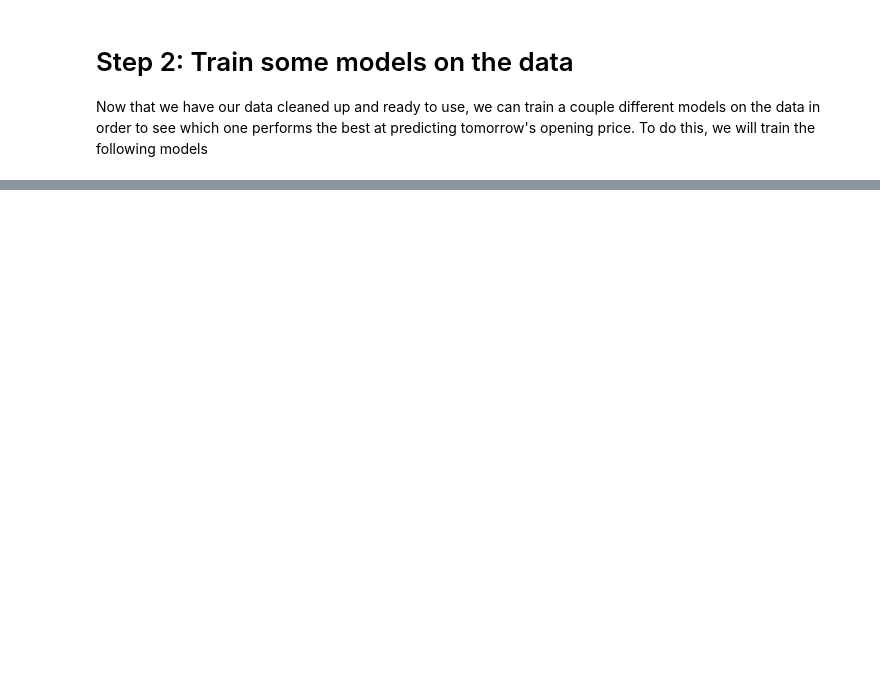
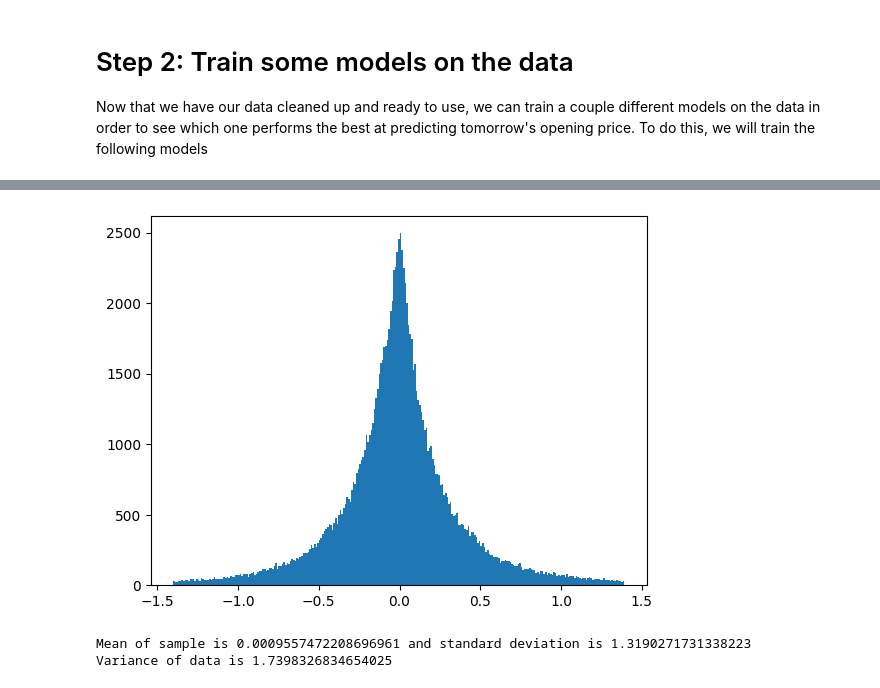
Before and after one commit to aabansal/TechnicalAnalysis, a Jupyter notebook: TechnicalAnalysis.ipynb, the cells around one changed output, grey strips where cells are left out. Saved outputs shown, nothing was run; the diff lists cells and outputs as text; code cells hidden in the pictures; blank space fills up the shorter version.

```diff
--- a/TechnicalAnalysis.ipynb
+++ b/TechnicalAnalysis.ipynb
@@ -227,0 +252,9 @@ Now that we have our data cleaned up and ready to use, we can train a couple dif
+# %%
+train_X = train.loc[:, train.columns != 'tomorrow_open'].to_numpy()
+train_y = train[['tomorrow_open']].to_numpy()
+
+test_X = test.loc[:, test.columns != 'tomorrow_open'].to_numpy()
+test_y = test[['tomorrow_open']].to_numpy()
+
+val_X = validate.loc[:, validate.columns != 'tomorrow_open'].to_numpy()
+val_y = validate[['tomorrow_open']].to_numpy()
@@ -227,0 +285,4 @@ Now that we have our data cleaned up and ready to use, we can train a couple dif
+# %%
+model = LinearRegression()
+# %%
+model.fit(train_X, train_y)
@@ -227,0 +291,5 @@ Now that we have our data cleaned up and ready to use, we can train a couple dif
+# %%
+from sklearn.metrics import mean_squared_error, r2_score
+predictions = model.predict(test_X)
+diff = (predictions - test_y)
+print(diff)
@@ -227,0 +304,11 @@ Now that we have our data cleaned up and ready to use, we can train a couple dif
+# %%
+_mu, _sigma = np.mean(diff), np.std(diff)
+plt.pyplot.hist(diff, bins=[0.01*i + _mu for i in range(-140, 140)])
+plt.pyplot.show()
+
+print(f"Mean of sample is {_mu} and standard deviation is {_sigma}")
+print(f"Variance of data is {_sigma ** 2}")
+# %% [output]
+[figure, added]
+Mean of sample is 0.0009557472208696961 and standard deviation is 1.3190271731338223
+Variance of data is 1.7398326834654025
```
Also changed, not shown: parts of 18 cells of this notebook.
